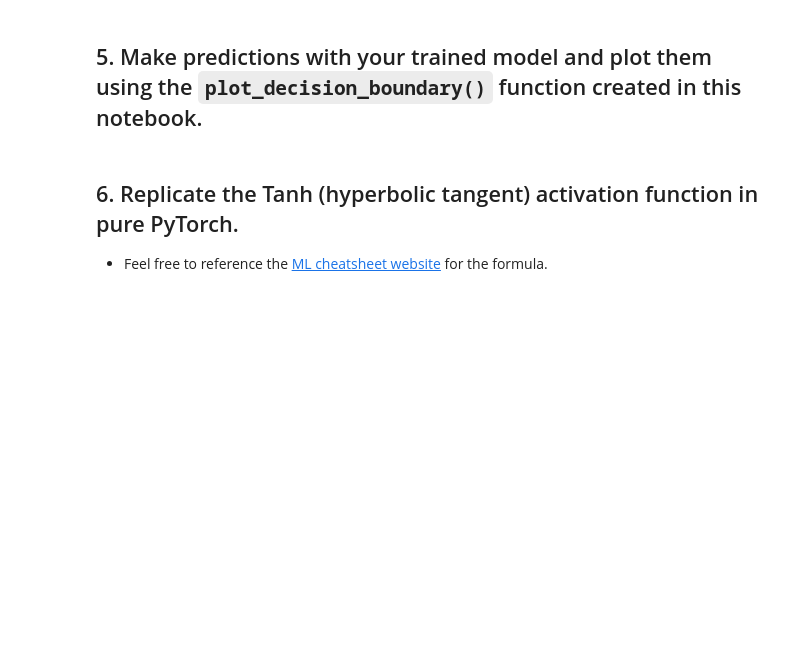
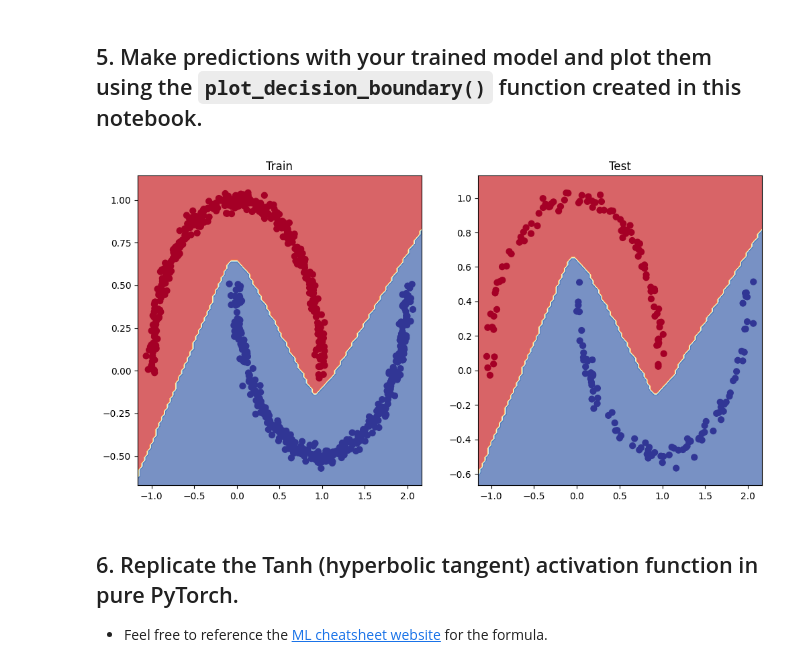
Before and after one commit to VeraSchild/Learning-PyTorch, a Jupyter notebook: 02_pytorch_classification_exercises.ipynb, the cells around one changed output. Drawn from its saved outputs; the diff is of its cells as text; code cells hidden in the pictures; blank space fills up the shorter version.

```diff
--- a/02_pytorch_classification_exercises.ipynb
+++ b/02_pytorch_classification_exercises.ipynb
@@ -68,8 +68,11 @@ plt.scatter(x=X[:, 0], y=X[:, 1], c=y, cmap=plt.cm.Spectral);
 [figure]
 # %%
 # Turn data into tensors of dtype float
-X = torch.from_numpy(X).type(torch.float)
-y = torch.from_numpy(y).type(torch.float)
+# X = torch.from_numpy(X).type(torch.float)
+# y = torch.from_numpy(y).type(torch.float)
+
+X = torch.tensor(X, dtype=torch.float)
+y = torch.tensor(y, dtype=torch.float)
 
 # Split the data into train and test sets (80% train, 20% test)
 from sklearn.model_selection import train_test_split
@@ -84,18 +87,25 @@ from torch import nn
 
 # Inherit from nn.Module to make a model capable of fitting the mooon data
 class MoonModelV0(nn.Module):
-    def __init__(self):
+    def __init__(self, in_features, out_features, hidden_units):
         super().__init__()
 
         # Create 2 linear layers that are capable of handeling the shape of our data
-        self.layer_1 = nn.Linear(in_features=2, out_features=5) # takes in 2 features and upscales to 5 (can change to 8 for example)
-        self.layer_2 = nn.Linear(in_features=5, out_features=1) # takes in 5 to map up with the first layer and takes out 1 (shape of 1)
+        self.layer1 = nn.Linear(in_features=in_features,
+                                 out_features=hidden_units)
+        self.layer2 = nn.Linear(in_features=hidden_units,
+                                 out_features=hidden_units)
+        self.layer3 = nn.Linear(in_features=hidden_units,
+                                out_features=out_features)
+        self.relu = nn.ReLU()
 
     def forward(self, x):
-        return self.layer_2(self.layer_1(x)) # x -> layer_1 -> layer_2 -> output
+        return self.layer3(self.relu(self.layer2(self.relu(self.layer1(x)))))
 
 # Instantiate the model
-model_0 = MoonModelV0().to(device)
+model_0 = MoonModelV0(in_features=2,
+                      out_features=1,
+                      hidden_units=10).to(device)
 model_0
 # %% [output]
 MoonModelV0(
@@ -154,10 +166,10 @@ tensor([[0.],
         [0.]], grad_fn=<RoundBackward0>)
 # %%
 # Let's calculuate the accuracy using accuracy from TorchMetrics
-!pip -q install torchmetrics # Colab doesn't come with torchmetrics
+# !pip -q install torchmetrics # Colab doesn't come with torchmetrics
 from torchmetrics import Accuracy
 
 ## TODO: Uncomment this code to use the Accuracy function
-# acc_fn = Accuracy(task="multiclass", num_classes=2).to(device) # send accuracy function to device
-# acc_fn
+acc_fn = Accuracy(task="multiclass", num_classes=2).to(device) # send accuracy function to device
+acc_fn
 # %% [output]
@@ -257,3 +282,14 @@ def plot_decision_boundary(model, X, y):
+# %%
+# Plot decision boundaries for training and test sets
+plt.figure(figsize=(12, 6))
+plt.subplot(1, 2, 1)
+plt.title("Train")
+plot_decision_boundary(model_0, X_train, y_train)
+plt.subplot(1, 2, 2)
+plt.title("Test")
+plot_decision_boundary(model_0, X_test, y_test)
+# %% [output]
+[figure, added]
 # %% [markdown]
 ## 6. Replicate the Tanh (hyperbolic tangent) activation function in pure PyTorch.
   * Feel free to reference the [ML cheatsheet website](https://ml-cheatsheet.readthedocs.io/en/latest/activation_functions.html#tanh) for the formula.
```
Also changed, not shown: parts of 17 cells of this notebook.
